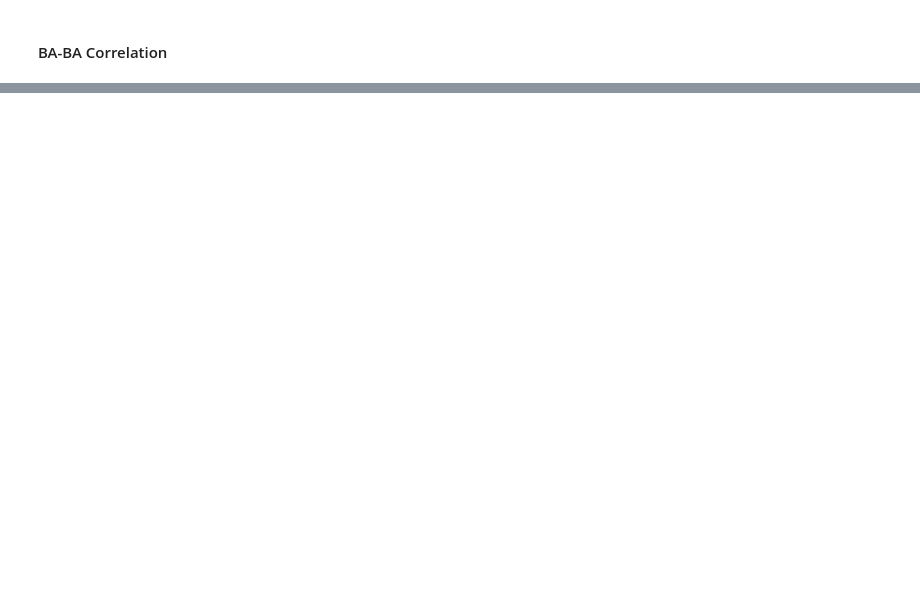
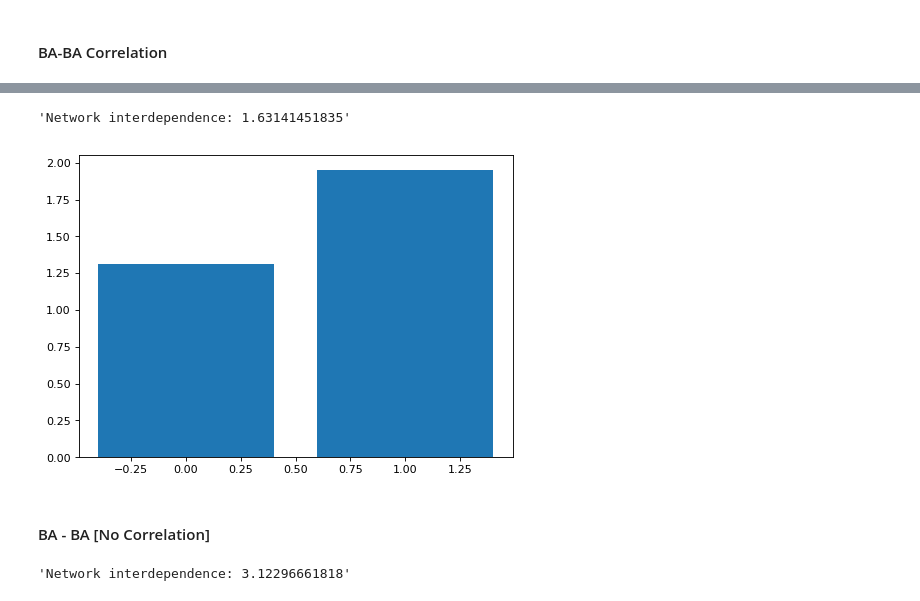
Before and after one commit to filip141/nettools, a Jupyter notebook: notebooks/synthetic_layers.ipynb, the cells around one changed output, grey strips where cells are left out. Saved outputs shown, nothing was run; the diff lists cells and outputs as text; code cells hidden in the pictures; blank space fills up the shorter version.

```diff
--- a/notebooks/synthetic_layers.ipynb
+++ b/notebooks/synthetic_layers.ipynb
@@ -28,7 +30,7 @@ network_corr_ba_2 = mc.rewire_hubs(network_ba_2, rsteps=150)
 #### Construct Multiplex networks
 # %%
 multi_er_er = mc.construct(network_er_1, network_er_2)
-multi_er_ba = mc.construct(network_er_1, network_ba_1)
+multi_er_ba = mc.construct(network_er_2, network_ba_1)
 multi_ba_ba_nc = mc.construct(network_ba_2, network_ba_1)
 multi_ba_ba_corr_1 = mc.construct(network_ba_1, network_corr_ba_1)
 multi_ba_ba_corr_2 = mc.construct(network_ba_2, network_corr_ba_2)
@@ -358,0 +394,15 @@ plt.show()
+# %%
+"Network interdependence: {}".format(inter_params_erba[0])
+# %% [output]
+'Network interdependence: 1.63141451835'
+# %%
+inter_erba = np.sort(inter_params_erba[1])
+inter_arg_scores_erba = np.argsort(inter_params_erba[1])
+# %%
+fig=plt.figure(figsize=(7, 5), dpi= 80, facecolor='w', edgecolor='k')
+plt.bar(inter_arg_scores_erba, inter_erba)
+plt.show()
+# %% [output]
+[figure, added]
+# %% [markdown]
+#### BA - BA [No Correlation]
@@ -358,0 +411,4 @@ plt.show()
+# %%
+"Network interdependence: {}".format(inter_params_baba_nc[0])
+# %% [output]
+'Network interdependence: 3.12296661818'
```
Also changed, not shown: parts of 56 cells of this notebook.
